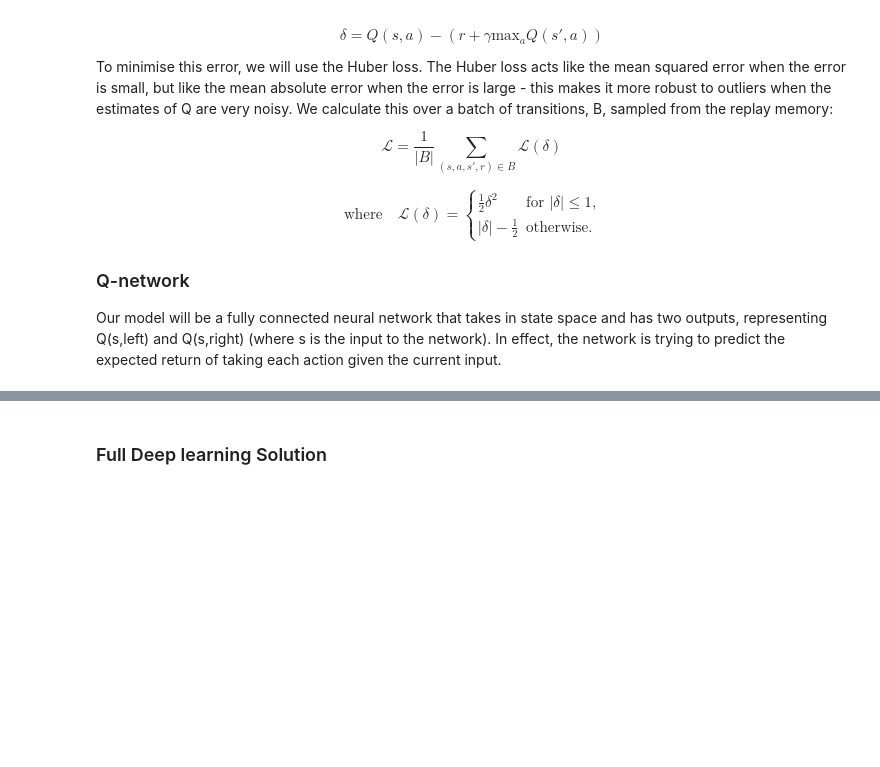
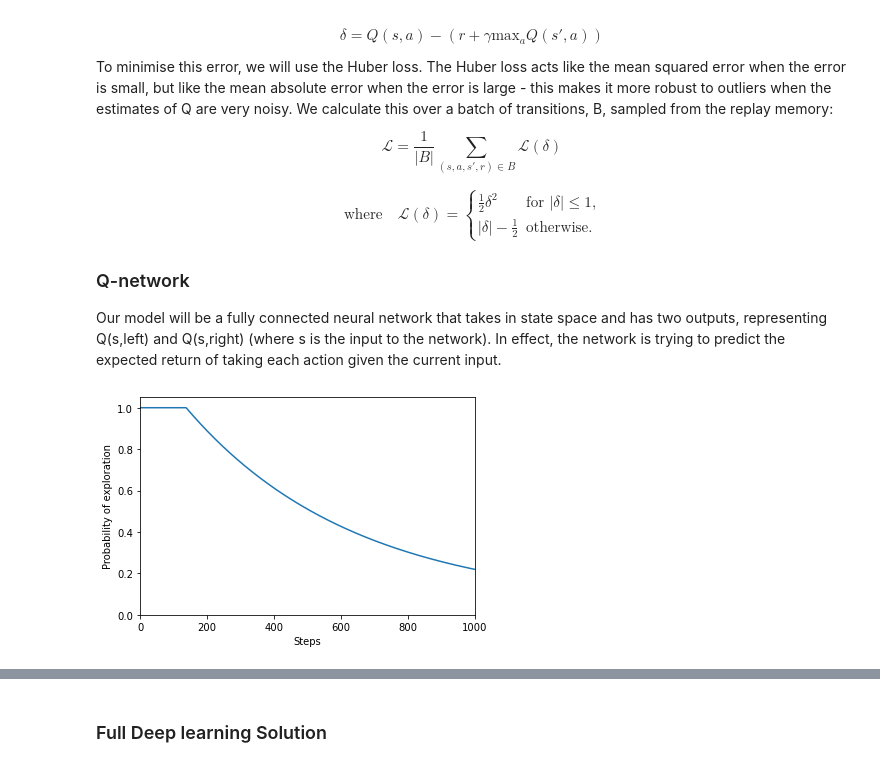
Before and after one commit to dabiged/RLPlayground, a Jupyter notebook: IntroRL/RL_toymodels.ipynb, the cells around one changed output, grey strips where cells are left out. Cells and saved outputs as stored; diff of their text form; code cells hidden in the pictures; blank space fills up the shorter version.

```diff
--- a/IntroRL/RL_toymodels.ipynb
+++ b/IntroRL/RL_toymodels.ipynb
@@ -273,6 +273,41 @@ class DQN(nn.Module):
         x = F.relu(self.FCL3(x))
         x = F.relu(self.FCL4(x))
         return x
+# %%
+def epsilon_threshold (steps, EPS_START = 0.9, EPS_END = 0.05, EPS_DECAY = 200):
+    '''float -> float
+
+    Return the probabilty of selecting exploration in a RL step.
+    '''
+
+    return min(EPS_END + (EPS_START - EPS_END) * \
+        math.exp(-1. * steps / EPS_DECAY),1.0)
+
+def plot_eps (max_steps=1000,EPS_START = 0.9, EPS_END = 0.05, EPS_DECAY = 200):
+    '''int,float,float,int -> None
+
+    Plot the probability of an exploration step vs number of steps.
+
+    max_steps:    Maximum number of steps to plot
+    EPS_START:    Initial Probabilty at step=0
+    EPS_END:      Final probability at step=infinity
+    EPS_DECAY:    Sort of like a Half-life of decay in steps'''
+
+    epsilon=[]
+    steps=[]
+    for step in range(max_steps):
+        steps.append(step)
+        epsilon.append(epsilon_threshold(step,EPS_START=EPS_START, EPS_END=EPS_END,EPS_DECAY=EPS_DECAY))
+
+
+    fig=plt.figure()
+    plt.ylim((0,1.05))
+    plt.xlim((0,max_steps))
+    plt.xlabel("Steps")
+    plt.ylabel("Probability of exploration")
+    plt.plot(steps,epsilon)
+    plt.show()
+    return None
 # %%
 BATCH_SIZE = 512
 # Discount Factor
@@ -282,6 +317,8 @@ GAMMA = 0.999
 EPS_START = 1.3
 EPS_END = 0.05
 EPS_DECAY = 500.0
+
+plot_eps(1000,EPS_START,EPS_END,EPS_DECAY)
 
 # How often do we update our policy network parameters (in steps)
 TARGET_UPDATE = 10
@@ -325,33 +362,35 @@ def select_action(state):
             return policy_net(state).max(1)[1].view(1, 1)
     else:
         # Exploration
         #print('Exploring')
         return torch.tensor([[random.randrange(n_actions)]], device=device, dtype=torch.long)
 
 
 episode_durations = []
 
 
 def plot_durations():
     plt.figure(2)
     #plt.clf()
     durations_t = torch.tensor(episode_durations, dtype=torch.float)
     plt.title('Training...')
     plt.xlabel('Episode')
     plt.ylabel('Duration')
     plt.plot(durations_t.numpy())
     # Take 100 episode averages and plot them too
     if len(durations_t) >= 100:
         means = durations_t.unfold(0, 100, 1).mean(1).view(-1)
         means = torch.cat((torch.zeros(99), means))
         plt.plot(means.numpy())
 
     plt.pause(0.1)  # pause a bit so that plots are updated
     if is_ipython:
         display.clear_output(wait=True)
         #display.display(plt.gcf())
 
 env.close()
+# %% [output]
+[figure, added]
 # %%
 def optimize_model():
     '''
```
Also changed, not shown: parts of 15 cells of this notebook.
